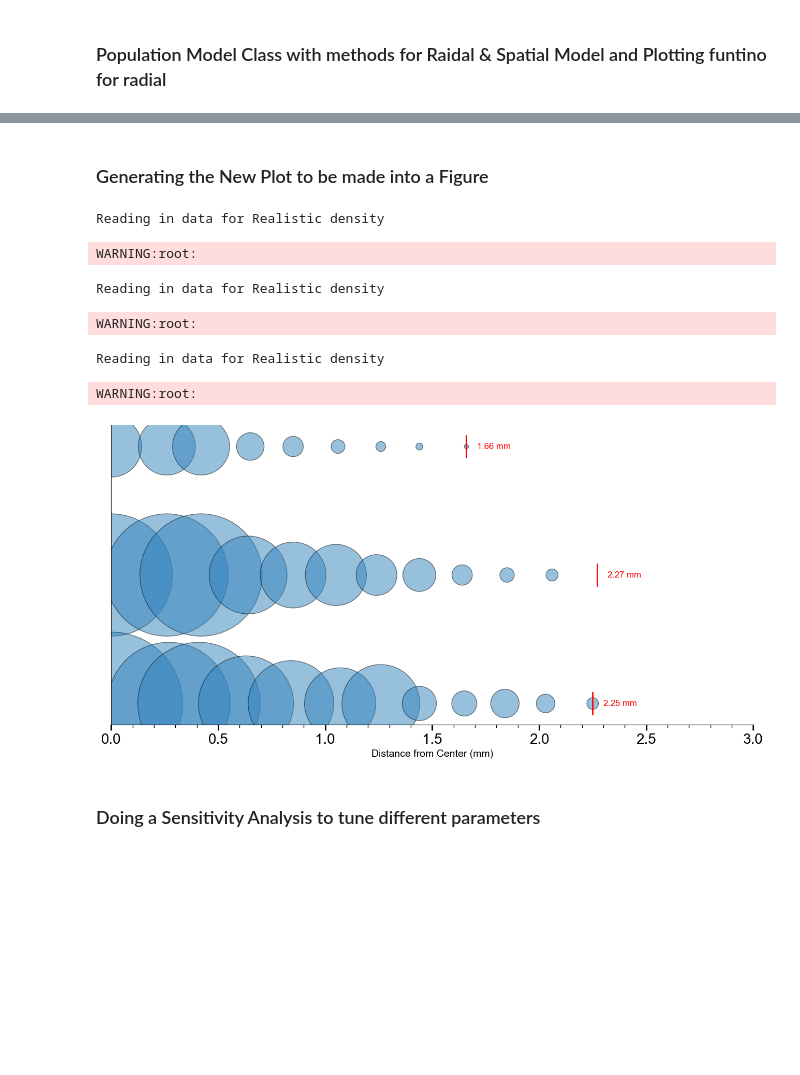
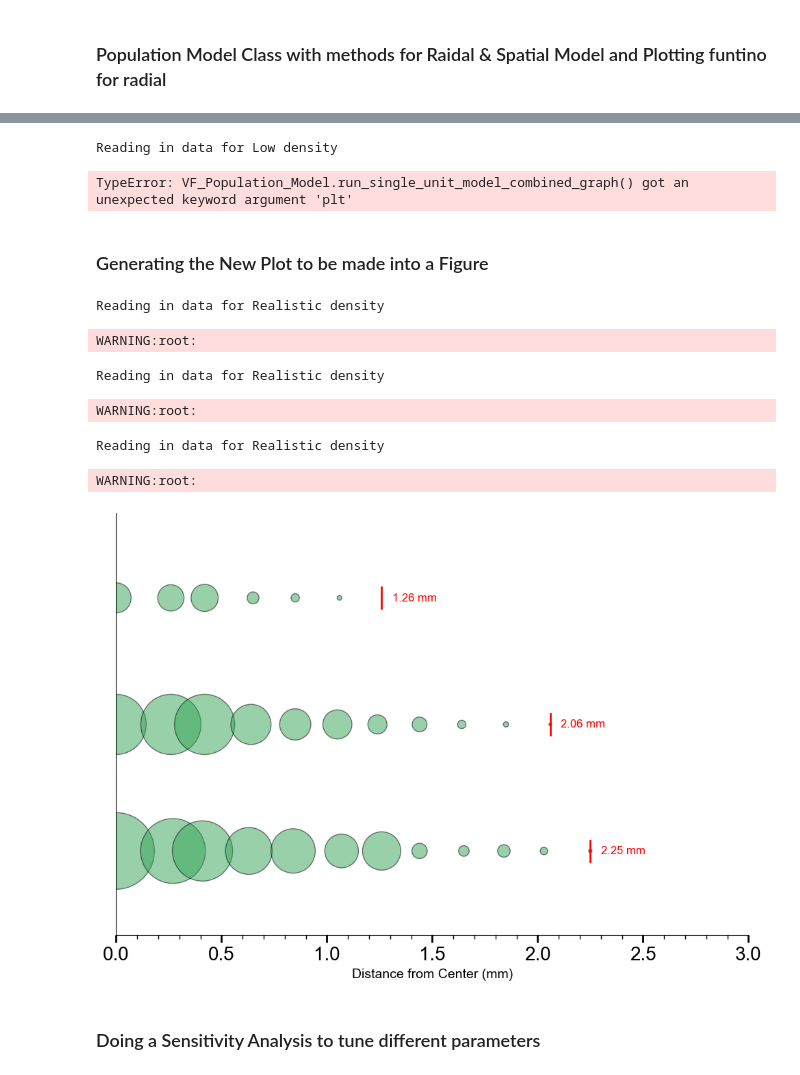
Before and after one commit to abhinavp5/NeuralEncodingModel, a Jupyter notebook: vf_popul_model.ipynb, the cells around one changed output, grey strips where cells are left out. Drawn from its saved outputs; the diff is of its cells as text; code cells hidden in the pictures; blank space fills up the shorter version.

Commit message:
add new spatial plot images and update existing figures

```diff
--- a/vf_popul_model.ipynb
+++ b/vf_popul_model.ipynb
@@ -1135,15 +1168,26 @@ class VF_Population_Model:
+# %%
+for density in [ "Low", "Realistic", "High"]:
+    for vf_tip in [3.61, 4.17, 4.56]:
+        vf_model = VF_Population_Model(vf_tip, "RA", scaling_factor=1.0, density = density)
+        vf_model.radial_stress_vf_model()
+        vf_model.run_single_unit_model_combined_graph(plot = False)
+        vf_model.spatial_stress_vf_model()
+        vf_model.plot_spatial_coords(l)
+# %% [output]
+Reading in data for Low density
+TypeError: VF_Population_Model.run_single_unit_model_combined_graph() got an unexpected keyword argument 'plt'
 # %% [markdown]
 ### Generating the New Plot to be made into a Figure
 # %%
-VF_Population_Model.radial_visualization_on_spatial_coords_multiple(aff_type="RA")
+VF_Population_Model.radial_visualization_on_spatial_coords_multiple(aff_type="SA")
 # %% [output]
 Reading in data for Realistic density
 WARNING:root:
 Reading in data for Realistic density
 WARNING:root:
 Reading in data for Realistic density
 WARNING:root:
-[figure, old version]
+[figure, new version]
 # %% [markdown]
 ### Doing a Sensitivity Analysis to tune different parameters
 # %%
```
Also changed, not shown: parts of 8 cells of this notebook, 26 other files.
